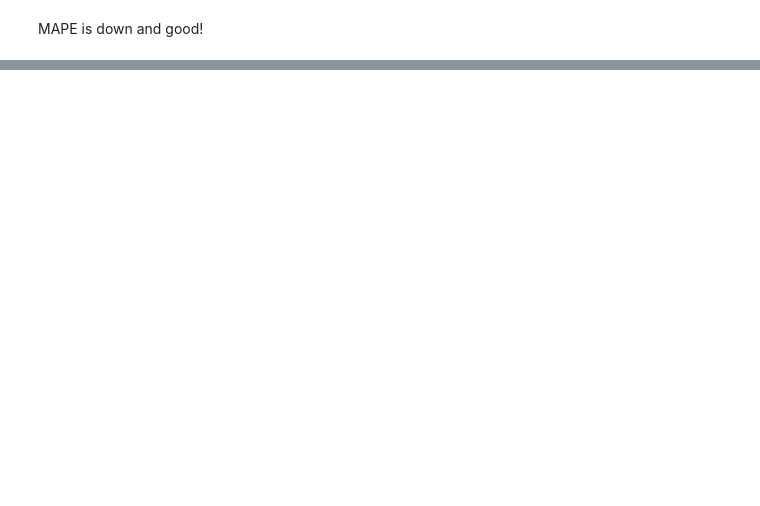
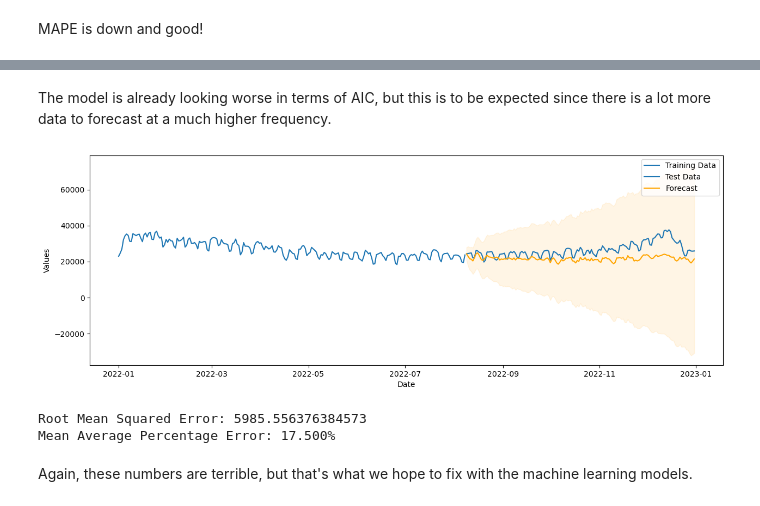
Before and after one commit to mita765/MScThesis, a Jupyter notebook: Thesis-TR.ipynb, the cells around one changed output, grey strips where cells are left out. Cells and saved outputs as stored; diff of their text form; code cells hidden in the pictures; blank space fills up the shorter version.

```diff
--- a/Thesis-TR.ipynb
+++ b/Thesis-TR.ipynb
@@ -541,0 +587,4 @@ MAPE is down and good!
+# %%
+combined_wdat_dly = pd.concat([ldn_wdat_dly, edi_wdat_dly, cdf_wdat_dly], axis=1)
+
+mean_wdat_dly = combined_wdat_dly.T.groupby(combined_wdat_dly.columns).agg("mean").T
@@ -541,0 +601,5 @@ MAPE is down and good!
+# %%
+sun_factor_09_dly = df[["YMD", "sun_eff"]].groupby("YMD").agg("mean").asfreq("D")
+sun_data_dly = sun_factor_09_dly[(sun_factor_09_dly.index >= pd.to_datetime("2022-01-01")) & (sun_factor_09_dly.index <= pd.to_datetime("2022-12-31"))]
+
+mean_wdat_dly = pd.concat([mean_wdat_dly, sun_data_dly], axis=1)
@@ -541,0 +615,4 @@ MAPE is down and good!
+# %%
+agg_full_dly = full_data_dly[((full_data_dly.index >= pd.to_datetime("2022-01-01")) & (full_data_dly.index <= pd.to_datetime("2022-12-31")))].join(mean_wdat_dly).asfreq("D")
+agg_train_dly = agg_full_dly[agg_full_dly.index < pd.to_datetime("2022-08-09")]
+agg_test_dly = agg_full_dly[agg_full_dly.index >= pd.to_datetime("2022-08-09")]
@@ -541,0 +662,4 @@ MAPE is down and good!
+# %%
+model_sarimax_dly = SARIMAX(agg_train_dly["ND"], exog=agg_train_dly[["tavg", "wspd", "sun_eff"]], order=(0,1,4), seasonal_order=(0,1,4,12))
+fit_sarimax_dly = model_sarimax_dly.fit(disp=False, maxiter=1000, method="powell")
+print(fit_sarimax_dly.summary())
@@ -541,0 +685,13 @@ MAPE is down and good!
+# %% [markdown]
+The model is already looking worse in terms of AIC, but this is to be expected since there is a lot more data to forecast at a much higher frequency.
+# %%
+plot_fcast_sarima(fit_sarimax_dly, agg_train_dly["ND"], agg_test_dly["ND"], agg_test_dly[["tavg", "wspd", "sun_eff"]])
+# %% [output]
+[figure, added]
+# %%
+rmse_mape(fit_sarimax_dly, agg_test_dly["ND"], agg_test_dly[["tavg", "wspd", "sun_eff"]])
+# %% [output]
+Root Mean Squared Error: 5985.556376384573
+Mean Average Percentage Error: 17.500%
+# %% [markdown]
+Again, these numbers are terrible, but that's what we hope to fix with the machine learning models.
```
Also changed, not shown: parts of 34 cells of this notebook.
